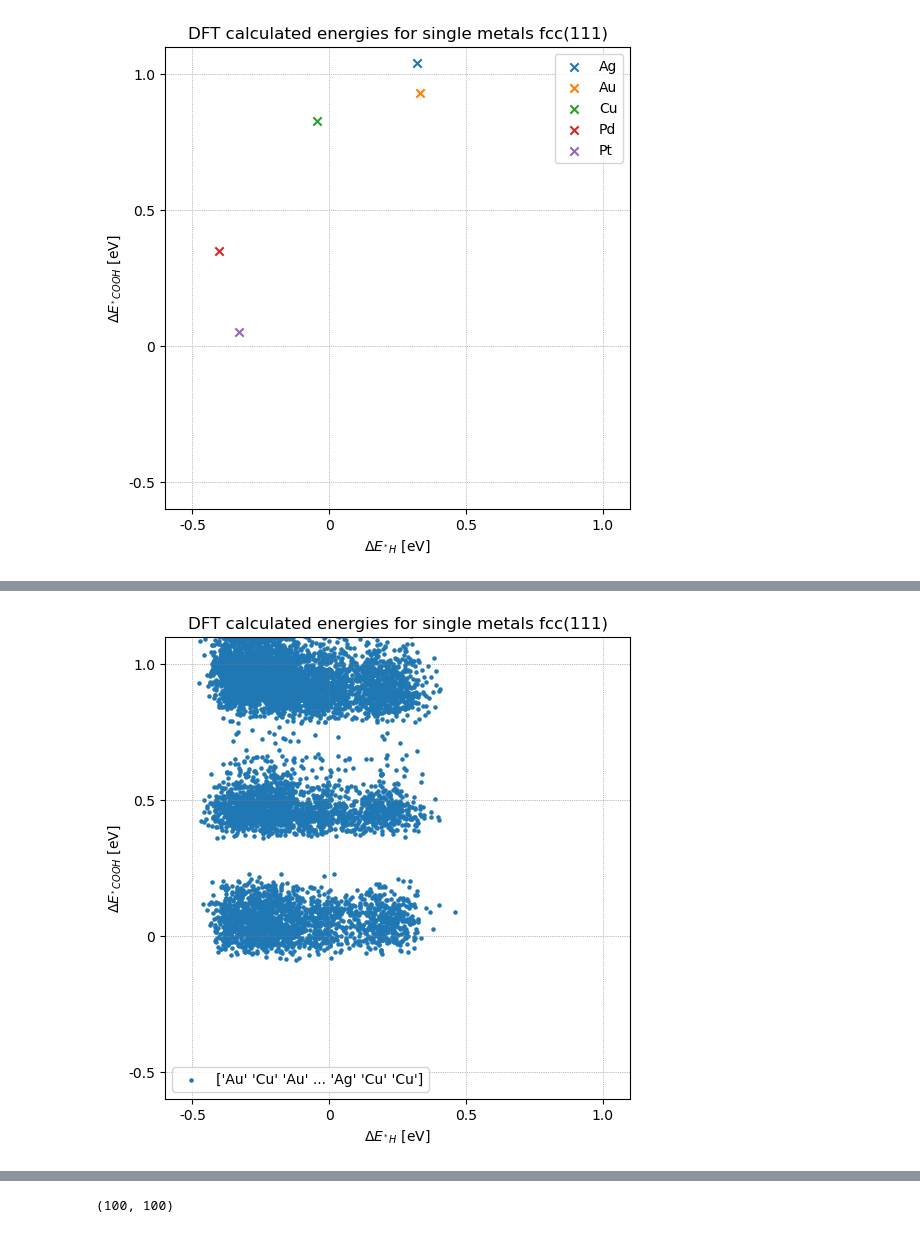
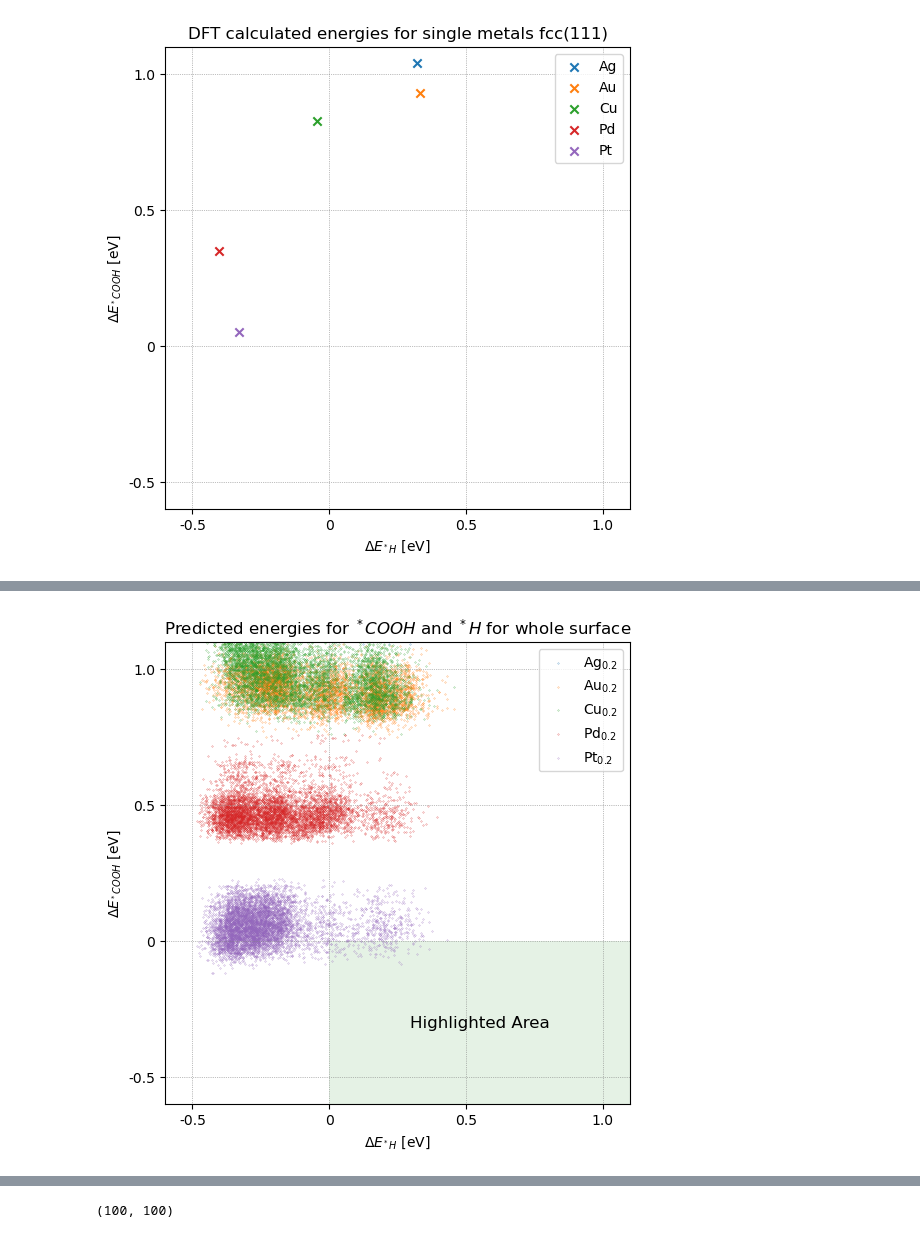
Before and after one commit to MarcusNoergaardWeng/CatalysisThesis, a Jupyter notebook: Notebooks/DFT Calculated energies.ipynb, the cells around one changed output, grey strips where cells are left out. Drawn from its saved outputs; the diff is of its cells as text; code cells hidden in the pictures.

Commit message:
E/E-plot big updates!

```diff
--- a/Notebooks/DFT Calculated energies.ipynb
+++ b/Notebooks/DFT Calculated energies.ipynb
@@ -198,35 +254,48 @@ array([-0.34695762, -0.03445425, -0.13671096, ..., -0.06515999,
 # %%
 # Create a figure and axes
 fig, ax = plt.subplots(figsize = (6, 6))
 
 # Set the limits for both x and y axes
 ax.set_xlim(-0.6, 1.1)
 ax.set_ylim(-0.6, 1.1)
 
 # Set the major ticks and tick labels
 ax.set_xticks([-0.5, 0, 0.5, 1.0])
 ax.set_xticklabels([-0.5, 0, 0.5, 1.0])
 ax.set_yticks([-0.5, 0, 0.5, 1.0])
 ax.set_yticklabels([-0.5, 0, 0.5, 1.0])
 
 # Set the grid lines
 ax.grid(which='both', linestyle=':', linewidth=0.5, color='gray')
 
-ax.set_title("DFT calculated energies for single metals fcc(111)")
+ax.set_title("Predicted energies for $^*COOH$ and $^*H$ for whole surface")
 ax.set_xlabel("$\Delta E_{^*H}$ [eV]")
 ax.set_ylabel("$\Delta E_{^*COOH}$ [eV]")
 
-#for i, metal in enumerate(SE_slab_metals):
-#    ax.scatter(DeltaE_H[i], DeltaE_COOH[i], label = metal, marker = "x")
+#if True: #Lav en firkant, der viser de interante sites
+#    ax.hlines(0, 0,  1.1, color='black', linestyle='dotted', linewidth = 0.8, label='Good sites')
+#    ax.vlines(0, 0, -0.6, color='black', linestyle='dotted', linewidth = 0.8)
 
-ax.scatter(np.reshape(surface["H_E"], 100*100), np.reshape(surface["COOH_E"], 100*100), s = 5, label = np.reshape(surface["atoms"][:, :, 0], 100*100))
+if True:
+    # Create a rectangle patch
+    rect = patches.Rectangle((0, 0), 1.1, -0.6, linewidth=1, edgecolor='none', facecolor='green', alpha = 0.1)
 
-#for i, label in enumerate(np.reshape(surface["atoms"][:, :, 0], 100*100)):
-#    ax.annotate(label, (np.reshape(surface["H_E"], 100*100)[i], np.reshape(surface["COOH_E"], 100*100)[i]))
+    # Add the rectangle to the plot
+    ax.add_patch(rect)
+
+    label_text = 'Highlighted Area' #This can show how many points are in there as well
+    label_x = 0.55
+    label_y = -0.3
+    ax.text(label_x, label_y, label_text, ha='center', va='center', fontsize=12)
+
+
+for metal in ['Ag', 'Au', 'Cu', 'Pd', 'Pt']:
+    ax.scatter(E_hol_dict[metal], E_top_dict[metal], label = f"{metal}$_{{{stochiometry[metal]}}}$", s = 0.04)
 
 ax.legend()
 
+#plt.savefig("")
 # Show the plot
 plt.show()
 # %% [output]
-[figure, old version]
+[figure, new version]
```
Also changed, not shown: parts of 15 cells of this notebook, 2 other files.
